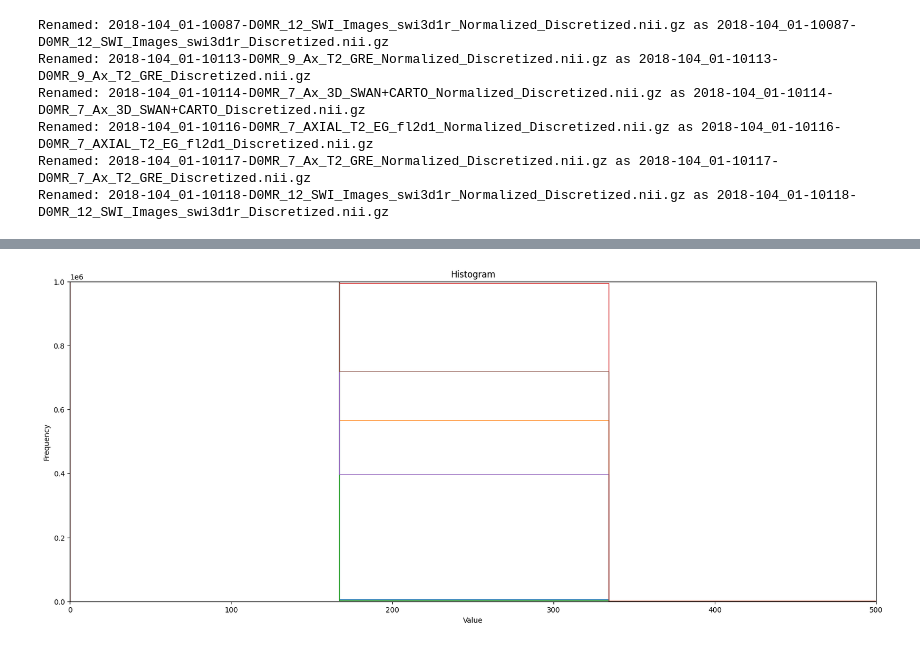
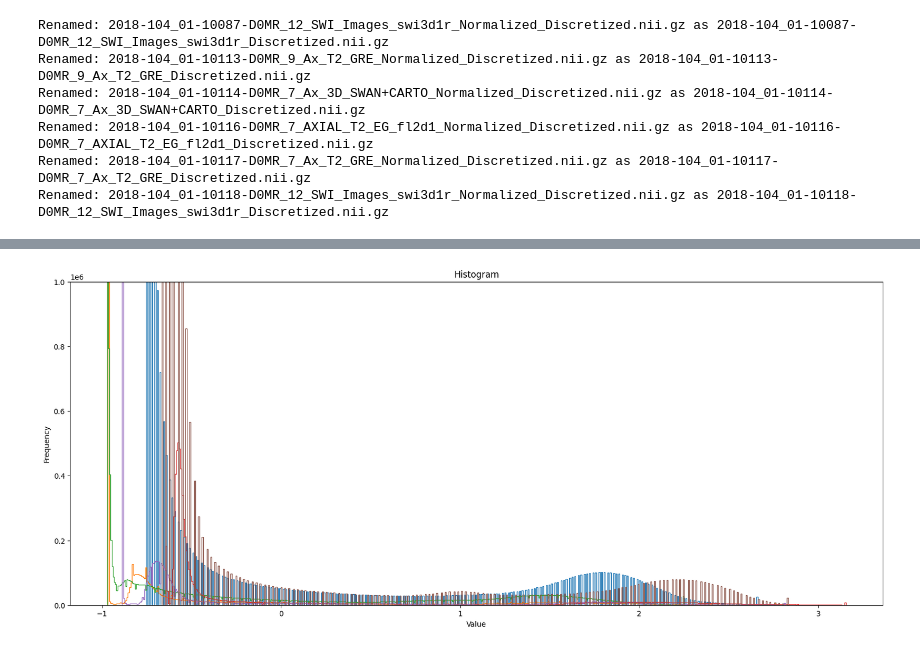
Before and after one commit to drci-foch/ETIS-Image, a Jupyter notebook: algo/preprocessing/Image_Discretization.ipynb, the cells around one changed output, grey strips where cells are left out. Saved outputs shown, nothing was run; the diff lists cells and outputs as text; code cells hidden in the pictures.

```diff
--- a/algo/preprocessing/Image_Discretization.ipynb
+++ b/algo/preprocessing/Image_Discretization.ipynb
@@ -78,3 +80,8 @@ nii_data = nii_img.get_fdata()
 # %%
-np.max(nii_data)
+fig, ax = plt.subplots(figsize=(20, 8))
+counts, bins = np.histogram(nii_data_disc.flatten(), bins=500)
+
+plt.hist(bins[:-1], bins, weights=counts, histtype="step")
+ax.set_ylim(0,1000000)
+plt.show()
 # %% [output]
@@ -98,4 +105,20 @@ def compute_img_histograms (source_path, histogram_bins, files_to_process=None):
 
     return histogram_list
 # %%
-hist_list_disc = compute_img_histograms("D:\\pythonscripts_ETIS\\Discretized_imgs", 3)
+hist_list_disc = compute_img_histograms("D:\\pythonscripts_ETIS\\Discretized_imgs", 500)
+# %%
+hist_list_norm = compute_img_histograms("D:\\pythonscripts_ETIS", 500)
+# %%
+fig, ax = plt.subplots(figsize=(20, 8))
+
+for i, hist_data in enumerate(hist_list_norm):
+    counts, bins = hist_data
+
+    plt.hist(bins[:-1], bins, weights=counts, histtype="step")
+
+ax.set_title('Histogram')
+ax.set_xlabel('Value')
+ax.set_ylabel('Frequency')
+ax.set_ylim(0,1000000)
+
+plt.show()
@@ -102,17 +127,16 @@ hist_list_disc = compute_img_histograms("D:\\pythonscripts_ETIS\\Discretized_img
 # %%
 fig, ax = plt.subplots(figsize=(20, 8))
 
 for i, hist_data in enumerate(hist_list_disc):
     counts, bins = hist_data
 
     plt.hist(bins[:-1], bins, weights=counts, histtype="step")
 
 ax.set_title('Histogram')
 ax.set_xlabel('Value')
-ax.set_xlim(0,500)
 ax.set_ylabel('Frequency')
 ax.set_ylim(0,1000000)
 
 plt.show()
 # %% [output]
-[figure, old version]
+[figure, new version]
```
Also changed, not shown: parts of 8 cells of this notebook.
